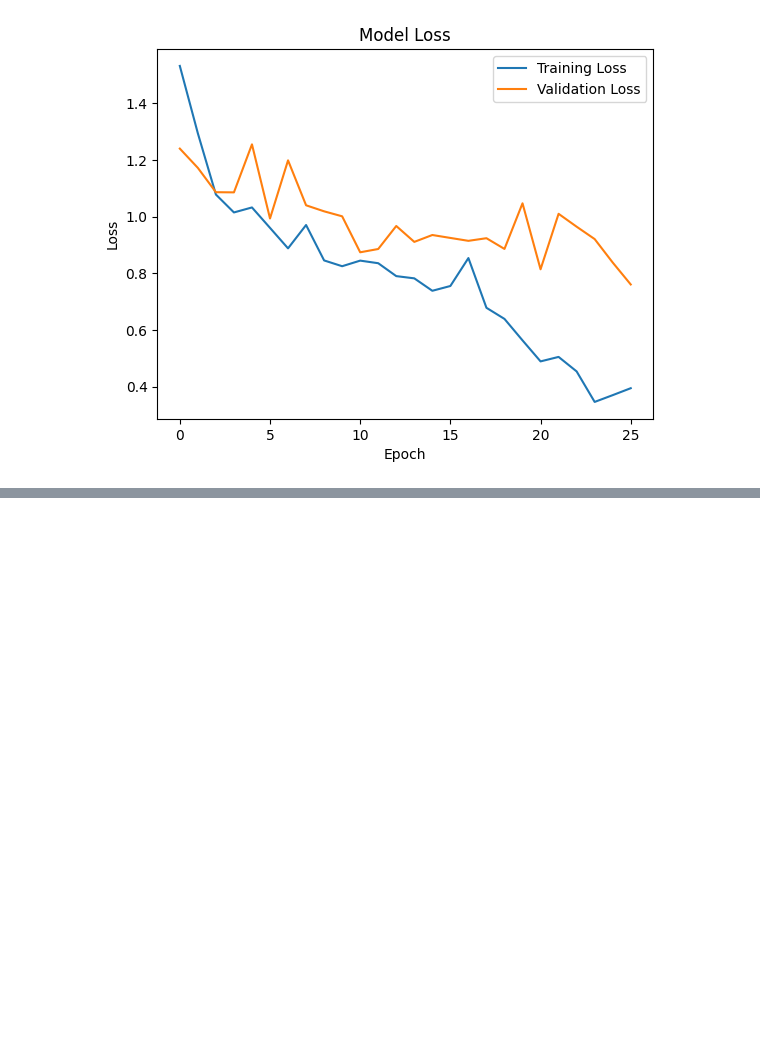
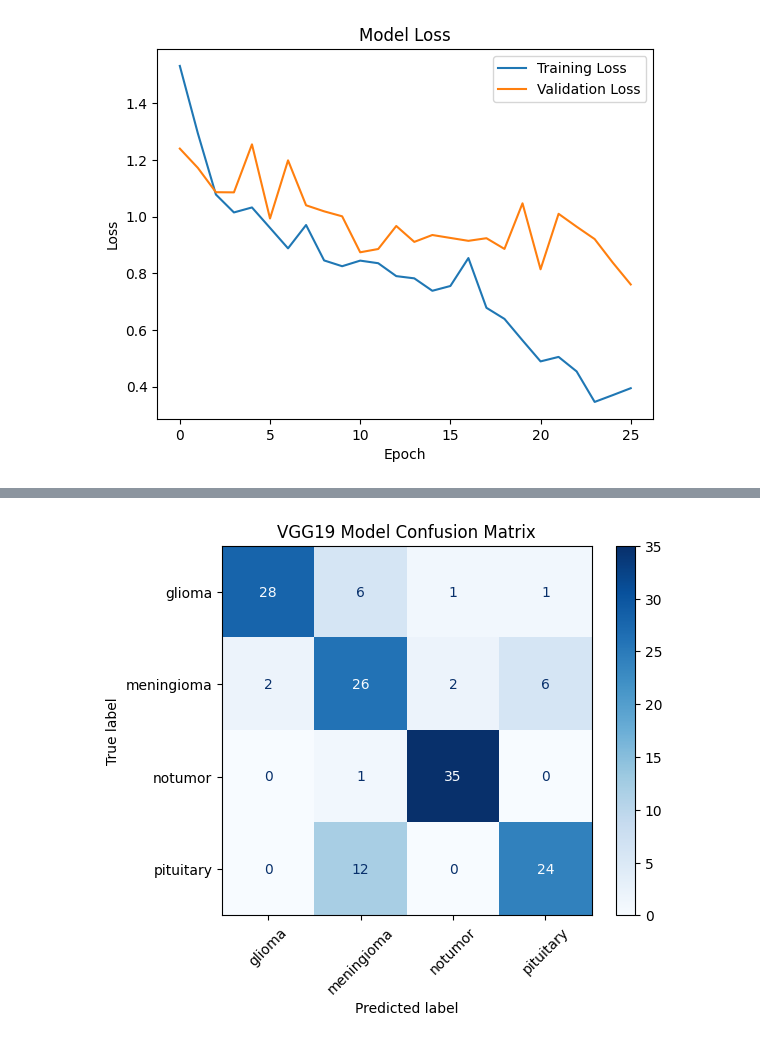
Before and after one commit to momojojojo/csc3109-machine-learing, a Jupyter notebook: notebooks/vgg19.ipynb, the cells around one changed output, grey strips where cells are left out. Drawn from its saved outputs; the diff is of its cells as text; code cells hidden in the pictures; blank space fills up the shorter version.

```diff
--- a/notebooks/vgg19.ipynb
+++ b/notebooks/vgg19.ipynb
@@ -190,3 +207,23 @@ plt.show()
 # %% [output]
 [figure]
 [figure]
+# %%
+import numpy as np
+from sklearn.metrics import confusion_matrix, ConfusionMatrixDisplay
+
+# Get class labels
+class_labels = list(validation_generator.class_indices.keys())
+
+# Predict on validation data
+y_true = []
+y_pred = []
+
+# Since validation_generator has shuffle=False, order is preserved
+for images, labels in validation_generator:
+    preds = model.predict(images)
+    y_true.extend(np.argmax(labels, axis=1))
+    y_pred.extend(np.argmax(preds, axis=1))
+
+    # Stop when all validation data is covered
+    if len(y_true) >= validation_generator.samples:
+        break
@@ -192,0 +236,15 @@ plt.show()
+# %%
+# Convert to numpy arrays
+y_true = np.array(y_true)
+y_pred = np.array(y_pred)
+
+# Generate Confusion Matrix
+cm = confusion_matrix(y_true, y_pred)
+
+# Plot Confusion Matrix
+disp = ConfusionMatrixDisplay(confusion_matrix=cm, display_labels=class_labels)
+disp.plot(cmap='Blues', xticks_rotation=45)
+plt.title("VGG19 Model Confusion Matrix")
+plt.show()
+# %% [output]
+[figure, added]
```
Also changed, not shown: parts of 7 cells of this notebook, 2 other files.
